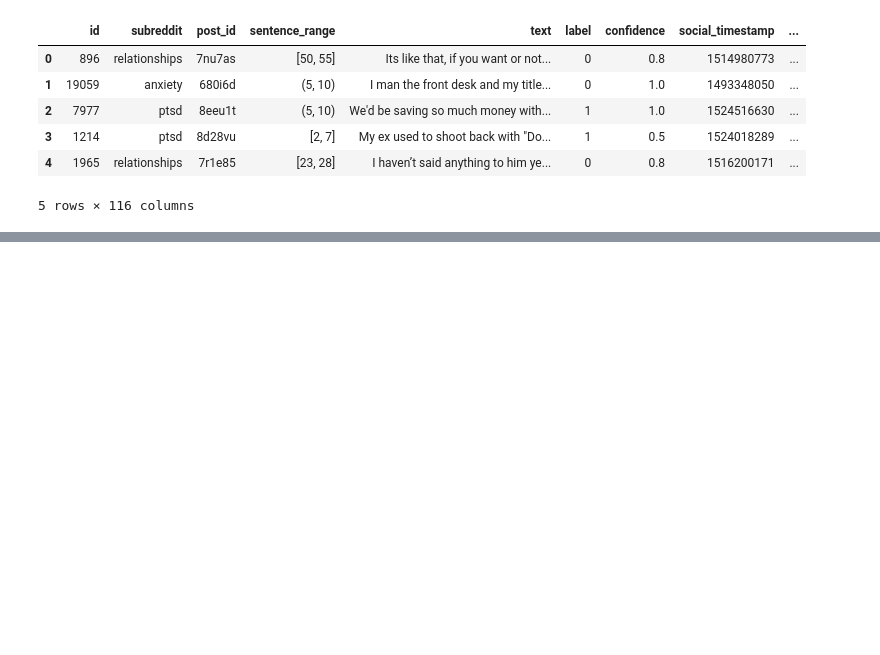
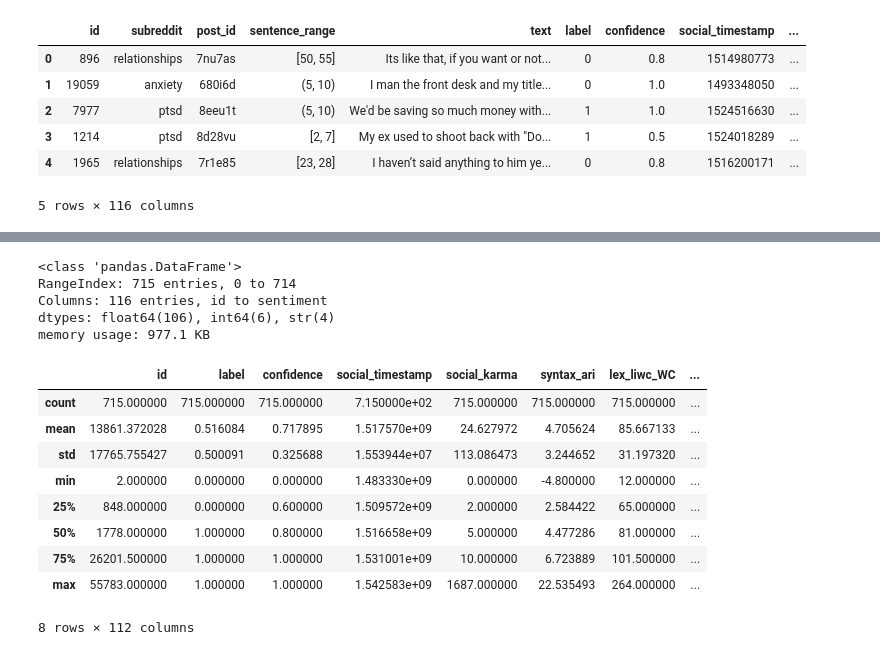
Before and after one commit to jacques2/dreaddit-stress-nlp, a Jupyter notebook: notebooks/01_eda.ipynb.ipynb, the cells around one changed output, grey strips where cells are left out. Drawn from its saved outputs; the diff is of its cells as text; code cells hidden in the pictures; blank space fills up the shorter version.

```diff
--- a/notebooks/01_eda.ipynb.ipynb
+++ b/notebooks/01_eda.ipynb.ipynb
@@ -39,0 +62,25 @@ df.shape
+# %%
+# Dataset info
+
+df.info()
+# %% [output]
+<class 'pandas.DataFrame'>
+RangeIndex: 715 entries, 0 to 714
+Columns: 116 entries, id to sentiment
+dtypes: float64(106), int64(6), str(4)
+memory usage: 977.1 KB
+# %%
+# Dataset Describe
+
+df.describe()
+# %% [output]
+|  | id | label | confidence | social_timestamp | social_karma | syntax_ari | lex_liwc_WC | ... |
+| count | 715.000000 | 715.000000 | 715.000000 | 7.150000e+02 | 715.000000 | 715.000000 | 715.000000 | ... |
+| mean | 13861.372028 | 0.516084 | 0.717895 | 1.517570e+09 | 24.627972 | 4.705624 | 85.667133 | ... |
+| std | 17765.755427 | 0.500091 | 0.325688 | 1.553944e+07 | 113.086473 | 3.244652 | 31.197320 | ... |
+| min | 2.000000 | 0.000000 | 0.000000 | 1.483330e+09 | 0.000000 | -4.800000 | 12.000000 | ... |
+| 25% | 848.000000 | 0.000000 | 0.600000 | 1.509572e+09 | 2.000000 | 2.584422 | 65.000000 | ... |
+| 50% | 1778.000000 | 1.000000 | 0.800000 | 1.516658e+09 | 5.000000 | 4.477286 | 81.000000 | ... |
+| 75% | 26201.500000 | 1.000000 | 1.000000 | 1.531001e+09 | 10.000000 | 6.723889 | 101.500000 | ... |
+| max | 55783.000000 | 1.000000 | 1.000000 | 1.542583e+09 | 1687.000000 | 22.535493 | 264.000000 | ... |
+8 rows × 112 columns
```
Also changed, not shown: parts of 21 cells of this notebook, 1 other file.
